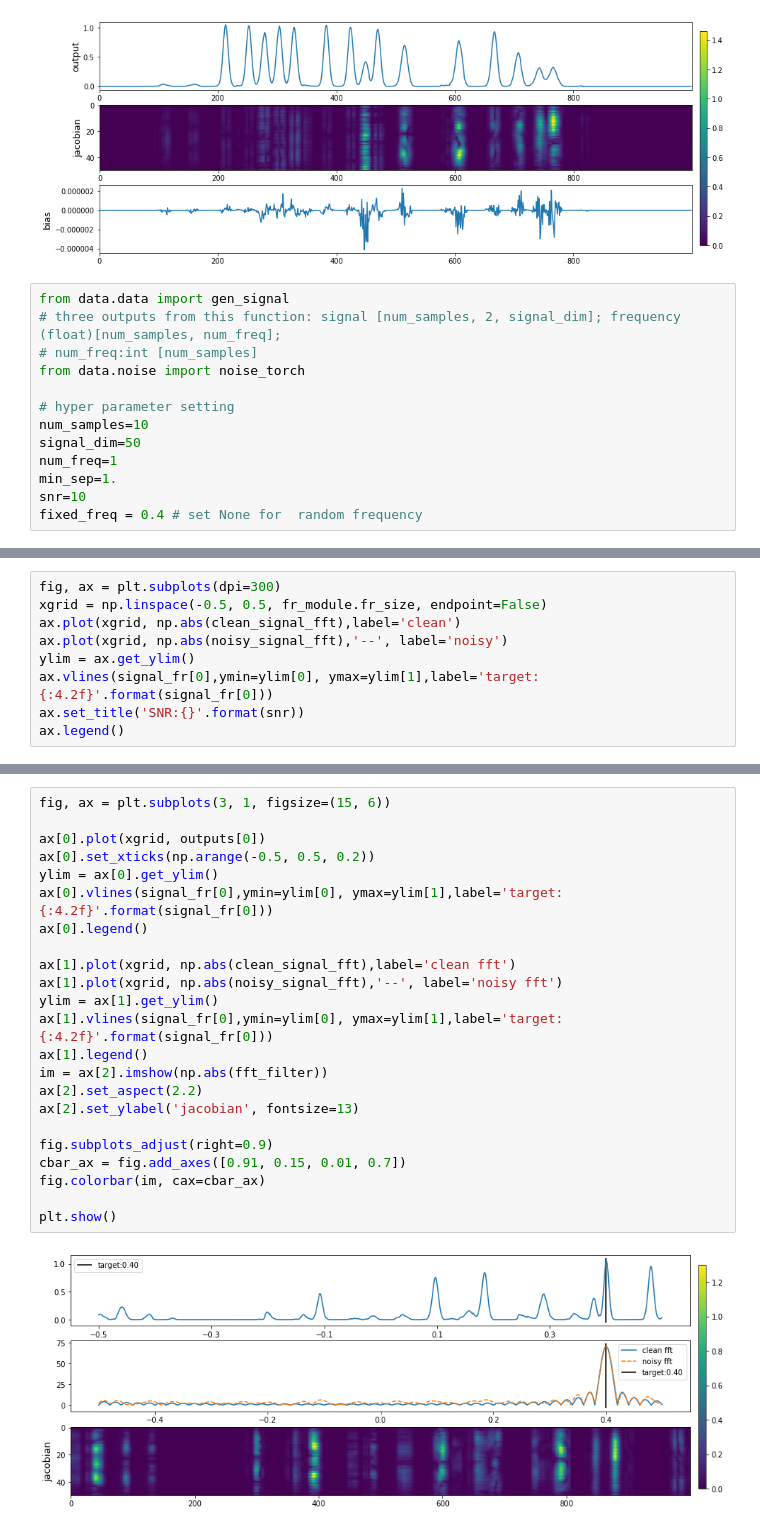
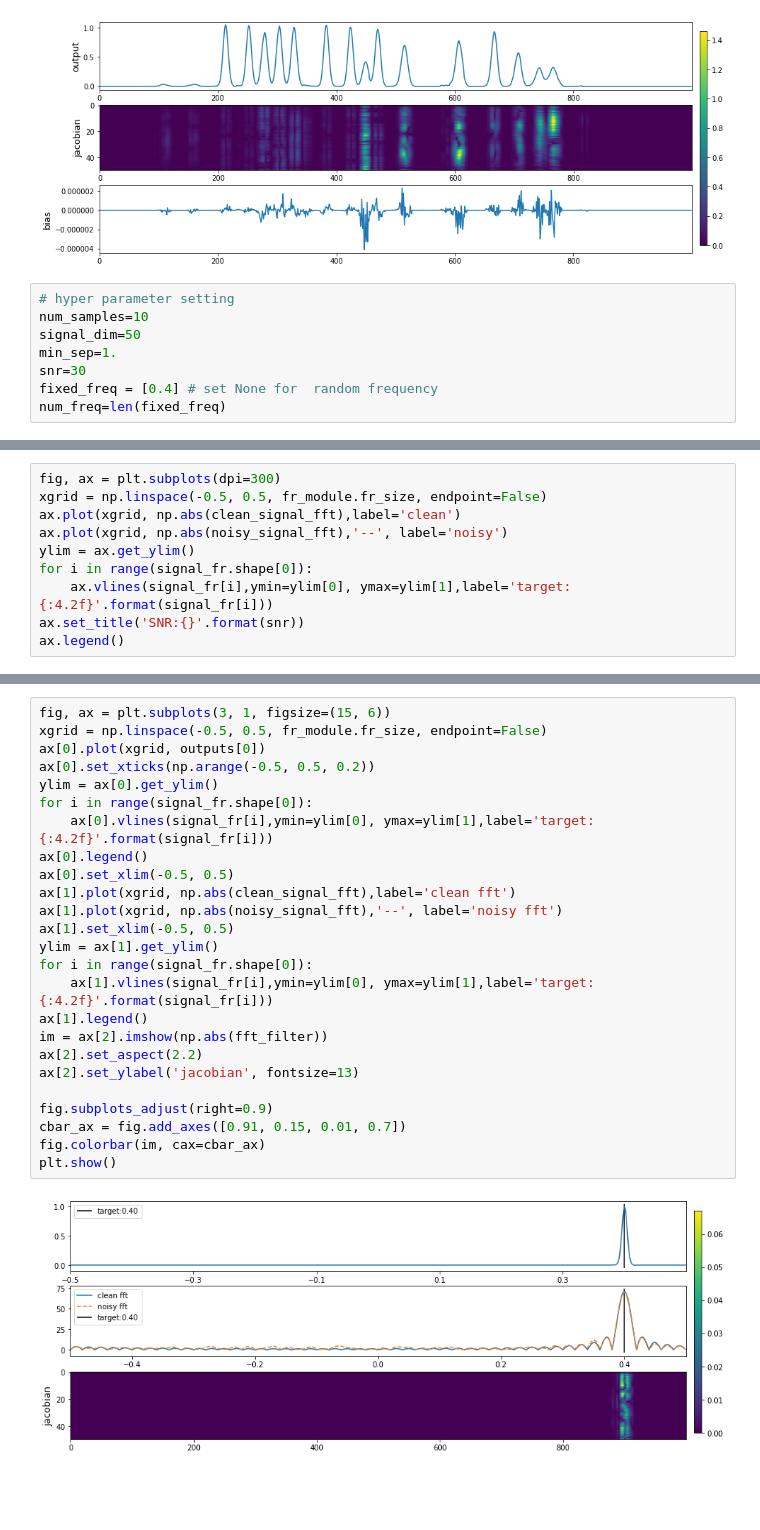
Before and after one commit to bofei5675/DeepFreq, a Jupyter notebook: filter.ipynb, the cells around one changed output, grey strips where cells are left out. Saved outputs shown, nothing was run; the diff lists cells and outputs as text; blank space fills up the shorter version.

```diff
--- a/filter.ipynb
+++ b/filter.ipynb
@@ -60,15 +72,10 @@ plt.show()
 # %% [output]
 [figure]
 # %%
-from data.data import gen_signal
-# three outputs from this function: signal [num_samples, 2, signal_dim]; frequency (float)[num_samples, num_freq];
-# num_freq:int [num_samples]
-from data.noise import noise_torch
-
 # hyper parameter setting
 num_samples=10
 signal_dim=50
-num_freq=1
 min_sep=1.
-snr=10
-fixed_freq = 0.4 # set None for  random frequency
+snr=30
+fixed_freq = [0.4] # set None for  random frequency
+num_freq=len(fixed_freq)
@@ -110,7 +227,8 @@ xgrid = np.linspace(-0.5, 0.5, fr_module.fr_size, endpoint=False)
 ax.plot(xgrid, np.abs(clean_signal_fft),label='clean')
 ax.plot(xgrid, np.abs(noisy_signal_fft),'--', label='noisy')
 ylim = ax.get_ylim()
-ax.vlines(signal_fr[0],ymin=ylim[0], ymax=ylim[1],label='target:{:4.2f}'.format(signal_fr[0]))
+for i in range(signal_fr.shape[0]):
+    ax.vlines(signal_fr[i],ymin=ylim[0], ymax=ylim[1],label='target:{:4.2f}'.format(signal_fr[i]))
 ax.set_title('SNR:{}'.format(snr))
 ax.legend()
 # %% [output]
@@ -123,25 +242,27 @@ fft_filter = jacobian[0] - 1j * jacobian[1]
 # %%
 fig, ax = plt.subplots(3, 1, figsize=(15, 6))
-
+xgrid = np.linspace(-0.5, 0.5, fr_module.fr_size, endpoint=False)
 ax[0].plot(xgrid, outputs[0])
 ax[0].set_xticks(np.arange(-0.5, 0.5, 0.2))
 ylim = ax[0].get_ylim()
-ax[0].vlines(signal_fr[0],ymin=ylim[0], ymax=ylim[1],label='target:{:4.2f}'.format(signal_fr[0]))
+for i in range(signal_fr.shape[0]):
+    ax[0].vlines(signal_fr[i],ymin=ylim[0], ymax=ylim[1],label='target:{:4.2f}'.format(signal_fr[i]))
 ax[0].legend()
-
+ax[0].set_xlim(-0.5, 0.5)
 ax[1].plot(xgrid, np.abs(clean_signal_fft),label='clean fft')
 ax[1].plot(xgrid, np.abs(noisy_signal_fft),'--', label='noisy fft')
+ax[1].set_xlim(-0.5, 0.5)
 ylim = ax[1].get_ylim()
-ax[1].vlines(signal_fr[0],ymin=ylim[0], ymax=ylim[1],label='target:{:4.2f}'.format(signal_fr[0]))
+for i in range(signal_fr.shape[0]):
+    ax[1].vlines(signal_fr[i],ymin=ylim[0], ymax=ylim[1],label='target:{:4.2f}'.format(signal_fr[i]))
 ax[1].legend()
 im = ax[2].imshow(np.abs(fft_filter))
 ax[2].set_aspect(2.2)
 ax[2].set_ylabel('jacobian', fontsize=13)
 
 fig.subplots_adjust(right=0.9)
 cbar_ax = fig.add_axes([0.91, 0.15, 0.01, 0.7])
 fig.colorbar(im, cax=cbar_ax)
-
 plt.show()
 # %% [output]
-[figure, old version]
+[figure, new version]
```
Also changed, not shown: parts of 15 cells of this notebook, 9 other files.
